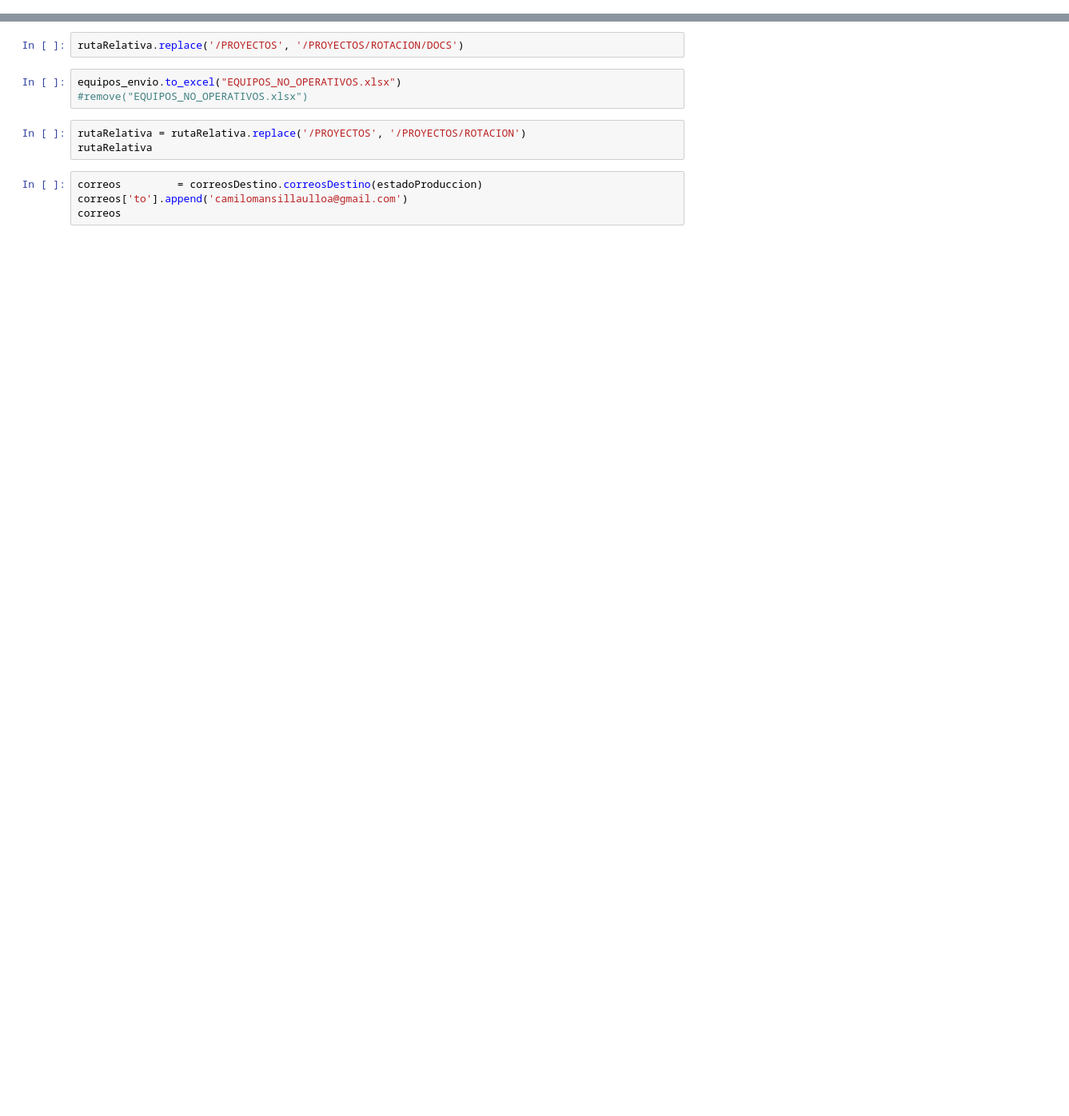
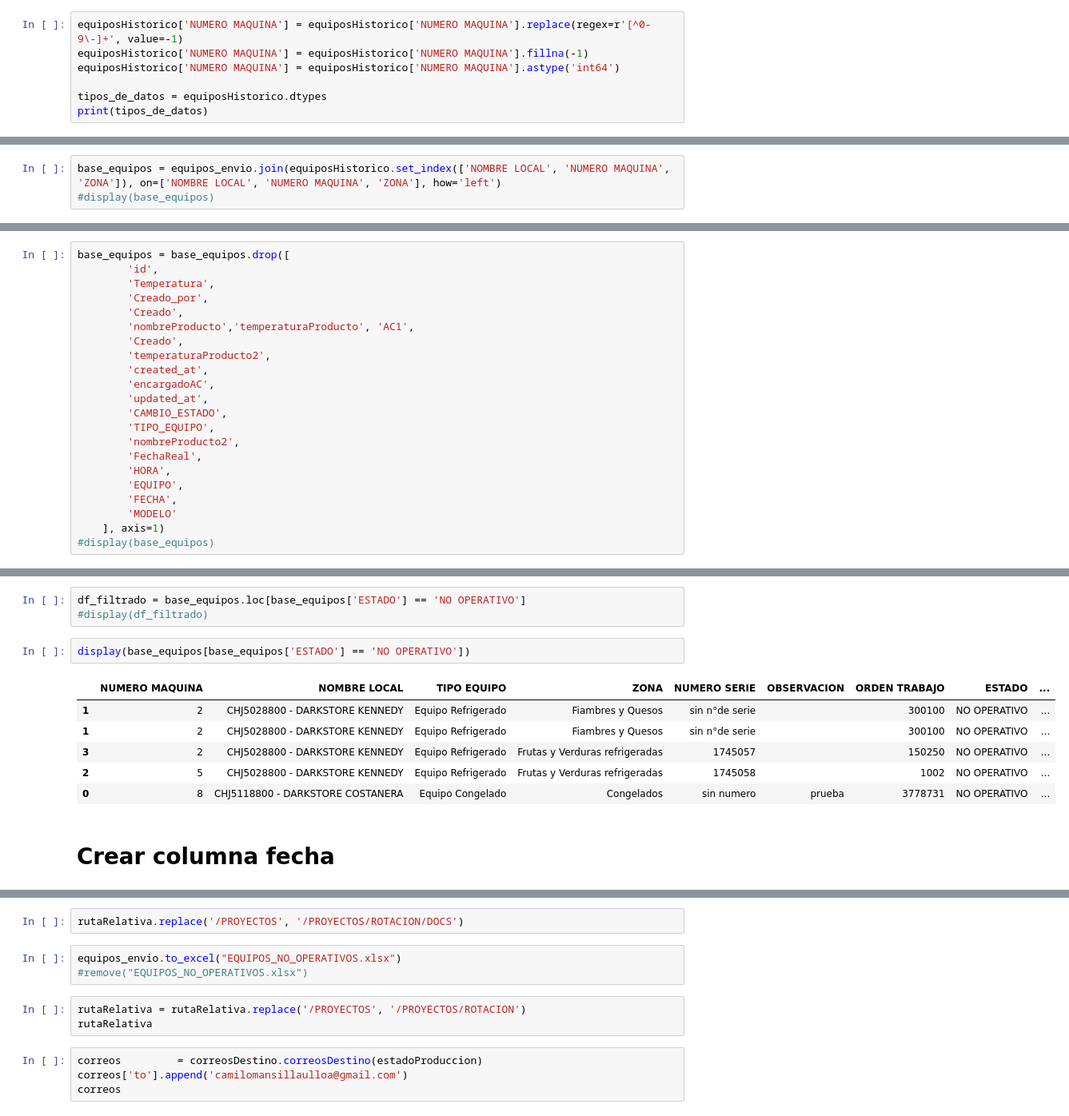
Before and after one commit to CENCOSUD-EFICIENCIA-AUTOMATIZACION/ROTACION, a Jupyter notebook: envioCorreo.ipynb, the cells around one changed output, grey strips where cells are left out. Shown: that part at 80% size. Cells and saved outputs as stored; diff of their text form; blank space fills up the shorter version.

```diff
--- a/envioCorreo.ipynb
+++ b/envioCorreo.ipynb
@@ -25,0 +148,7 @@ display(equipos)
+# %%
+equiposHistorico['NUMERO MAQUINA'] = equiposHistorico['NUMERO MAQUINA'].replace(regex=r'[^0-9\-]+', value=-1)
+equiposHistorico['NUMERO MAQUINA'] = equiposHistorico['NUMERO MAQUINA'].fillna(-1)
+equiposHistorico['NUMERO MAQUINA'] = equiposHistorico['NUMERO MAQUINA'].astype('int64')
+
+tipos_de_datos = equiposHistorico.dtypes
+print(tipos_de_datos)
@@ -25,0 +180,3 @@ display(equipos)
+# %%
+base_equipos = equipos_envio.join(equiposHistorico.set_index(['NOMBRE LOCAL', 'NUMERO MAQUINA', 'ZONA']), on=['NOMBRE LOCAL', 'NUMERO MAQUINA', 'ZONA'], how='left')
+#display(base_equipos)
@@ -25,0 +223,22 @@ display(equipos)
+# %%
+base_equipos = base_equipos.drop([
+        'id',
+        'Temperatura',
+        'Creado_por',
+        'Creado',
+        'nombreProducto','temperaturaProducto', 'AC1',
+        'Creado',
+        'temperaturaProducto2',
+        'created_at',
+        'encargadoAC',
+        'updated_at',
+        'CAMBIO_ESTADO',
+        'TIPO_EQUIPO',
+        'nombreProducto2',
+        'FechaReal',
+        'HORA',
+        'EQUIPO',
+        'FECHA',
+        'MODELO'
+    ], axis=1)
+#display(base_equipos)
@@ -25,0 +262,14 @@ display(equipos)
+# %%
+df_filtrado = base_equipos.loc[base_equipos['ESTADO'] == 'NO OPERATIVO']
+#display(df_filtrado)
+# %%
+display(base_equipos[base_equipos['ESTADO'] == 'NO OPERATIVO'])
+# %% [output]
+|  | NUMERO MAQUINA | NOMBRE LOCAL | TIPO EQUIPO | ZONA | NUMERO SERIE | OBSERVACION | ORDEN TRABAJO | ESTADO | ... |
+| 1 | 2 | CHJ5028800 - DARKSTORE KENNEDY | Equipo Refrigerado | Fiambres y Quesos | sin n°de serie |  | 300100 | NO OPERATIVO | ... |
+| 1 | 2 | CHJ5028800 - DARKSTORE KENNEDY | Equipo Refrigerado | Fiambres y Quesos | sin n°de serie |  | 300100 | NO OPERATIVO | ... |
+| 3 | 2 | CHJ5028800 - DARKSTORE KENNEDY | Equipo Refrigerado | Frutas y Verduras refrigeradas | 1745057 |  | 150250 | NO OPERATIVO | ... |
+| 2 | 5 | CHJ5028800 - DARKSTORE KENNEDY | Equipo Refrigerado | Frutas y Verduras refrigeradas | 1745058 |  | 1002 | NO OPERATIVO | ... |
+| 0 | 8 | CHJ5118800 - DARKSTORE COSTANERA | Equipo Congelado | Congelados | sin numero | prueba | 3778731 | NO OPERATIVO | ... |
+# %% [markdown]
+# Crear columna fecha
```
Also changed, not shown: parts of 68 cells of this notebook, 9 other files.
